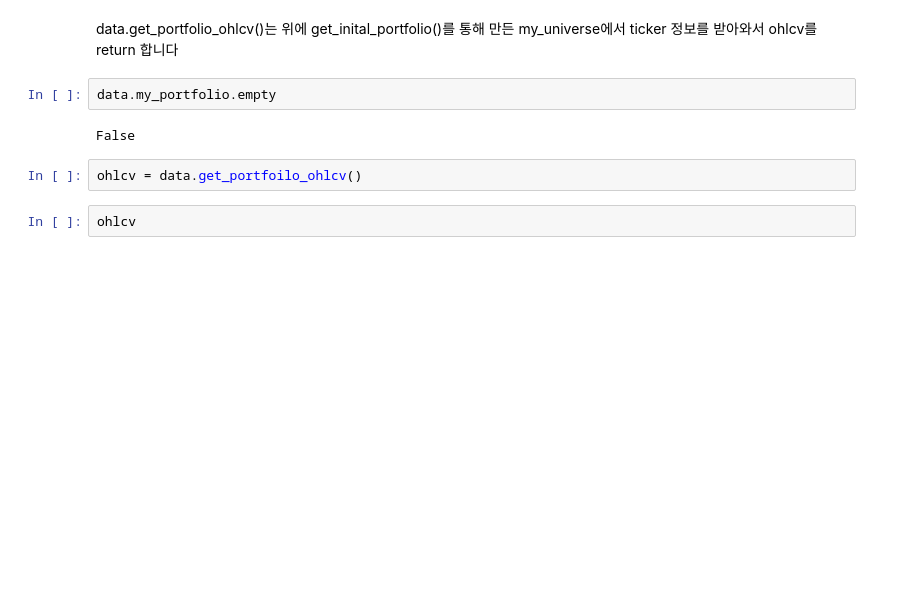
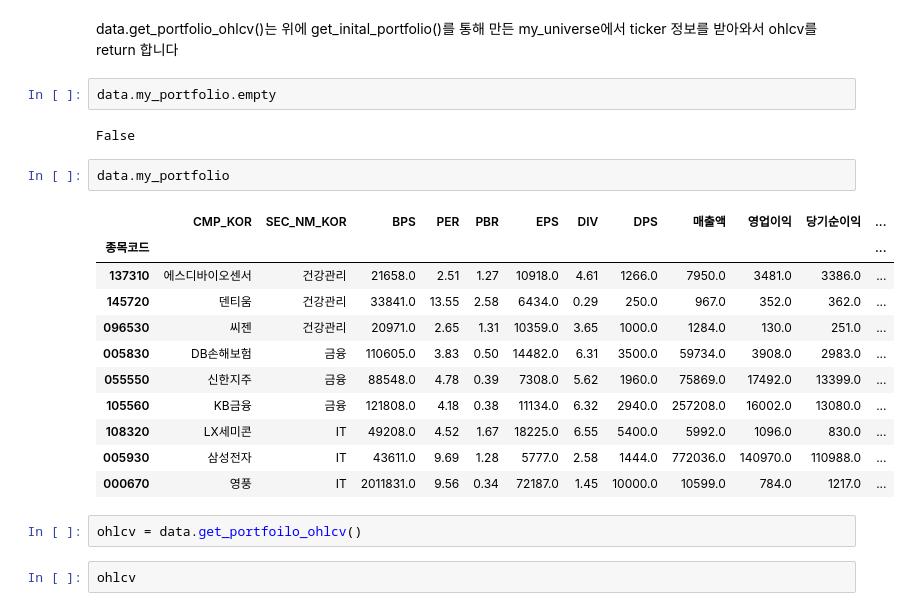
Before and after one commit to seongyeon1/stockData, a Jupyter notebook: Dinger/test_universe_kr.ipynb, the cells around one changed output. Saved outputs shown, nothing was run; the diff lists cells and outputs as text; blank space fills up the shorter version.

```diff
--- a/Dinger/test_universe_kr.ipynb
+++ b/Dinger/test_universe_kr.ipynb
@@ -337,6 +341,20 @@ ticker 정보를 받아와서 ohlcv를 return 합니다
 data.my_portfolio.empty
 # %% [output]
 False
+# %%
+data.my_portfolio
+# %% [output]
+|  | CMP_KOR | SEC_NM_KOR | BPS | PER | PBR | EPS | DIV | DPS | 매출액 | 영업이익 | 당기순이익 | ... |
+| 종목코드 |  |  |  |  |  |  |  |  |  |  |  | ... |
+| 137310 | 에스디바이오센서 | 건강관리 | 21658.0 | 2.51 | 1.27 | 10918.0 | 4.61 | 1266.0 | 7950.0 | 3481.0 | 3386.0 | ... |
+| 145720 | 덴티움 | 건강관리 | 33841.0 | 13.55 | 2.58 | 6434.0 | 0.29 | 250.0 | 967.0 | 352.0 | 362.0 | ... |
+| 096530 | 씨젠 | 건강관리 | 20971.0 | 2.65 | 1.31 | 10359.0 | 3.65 | 1000.0 | 1284.0 | 130.0 | 251.0 | ... |
+| 005830 | DB손해보험 | 금융 | 110605.0 | 3.83 | 0.50 | 14482.0 | 6.31 | 3500.0 | 59734.0 | 3908.0 | 2983.0 | ... |
+| 055550 | 신한지주 | 금융 | 88548.0 | 4.78 | 0.39 | 7308.0 | 5.62 | 1960.0 | 75869.0 | 17492.0 | 13399.0 | ... |
+| 105560 | KB금융 | 금융 | 121808.0 | 4.18 | 0.38 | 11134.0 | 6.32 | 2940.0 | 257208.0 | 16002.0 | 13080.0 | ... |
+| 108320 | LX세미콘 | IT | 49208.0 | 4.52 | 1.67 | 18225.0 | 6.55 | 5400.0 | 5992.0 | 1096.0 | 830.0 | ... |
+| 005930 | 삼성전자 | IT | 43611.0 | 9.69 | 1.28 | 5777.0 | 2.58 | 1444.0 | 772036.0 | 140970.0 | 110988.0 | ... |
+| 000670 | 영풍 | IT | 2011831.0 | 9.56 | 0.34 | 72187.0 | 1.45 | 10000.0 | 10599.0 | 784.0 | 1217.0 | ... |
 # %%
 ohlcv = data.get_portfoilo_ohlcv()
 # %%
```
Also changed, not shown: parts of 16 cells of this notebook, 3 other files.
